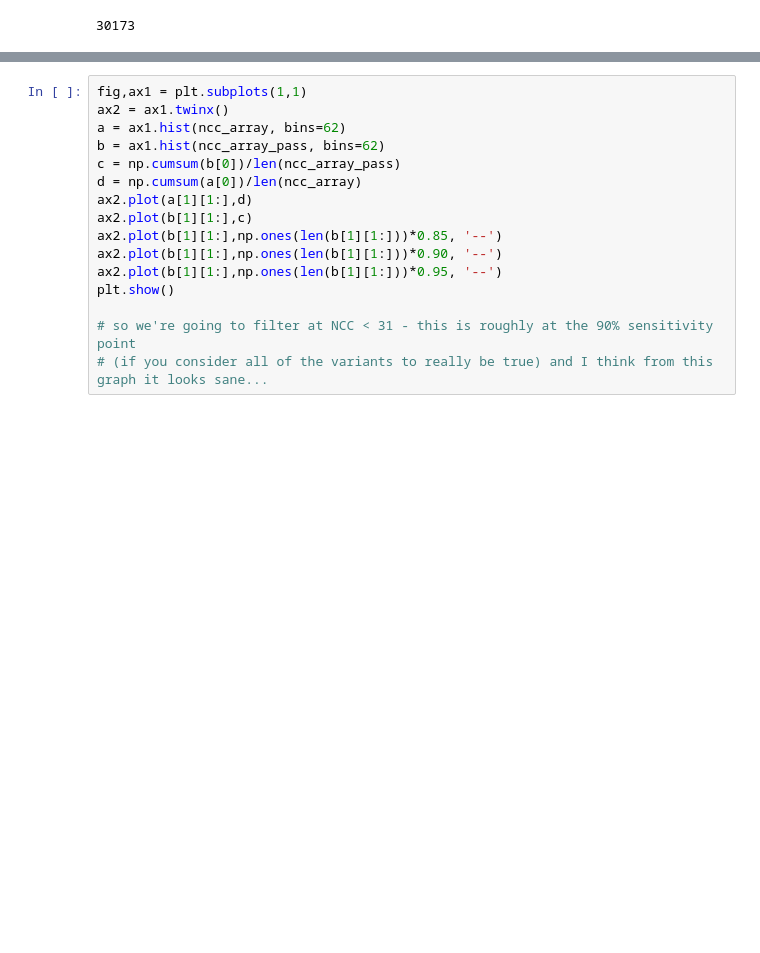
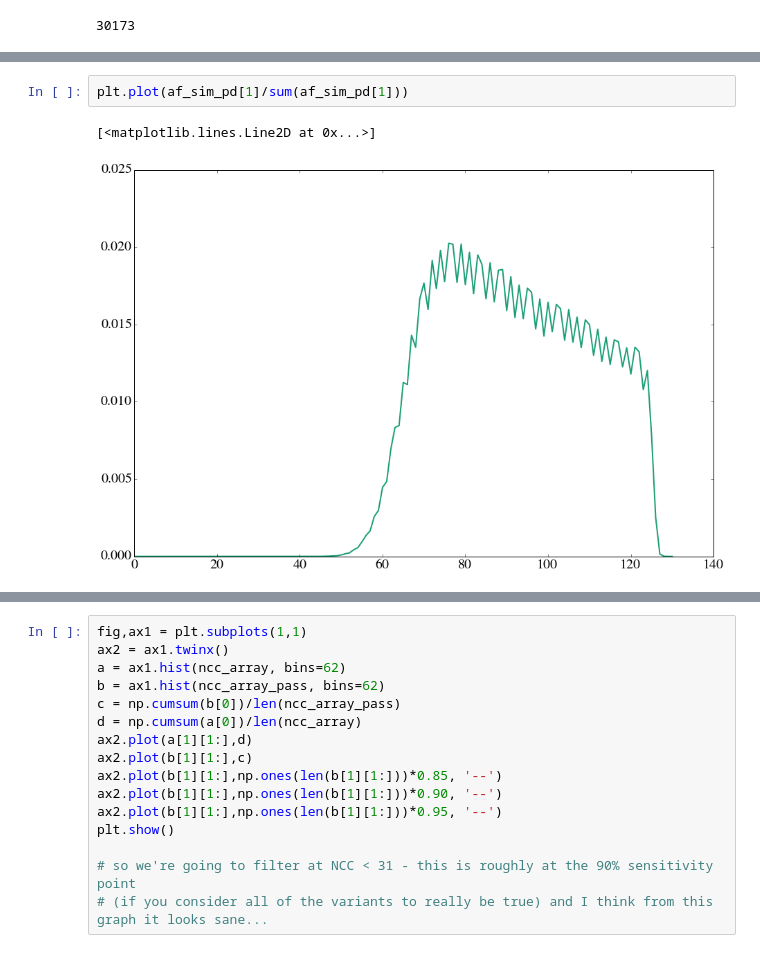
Before and after one commit to ryananeff/ipython-neff-davislab, a Jupyter notebook: filter_variants_by_AF.ipynb, the cells around one changed output, grey strips where cells are left out. Drawn from its saved outputs; the diff is of its cells as text; blank space fills up the shorter version.

```diff
--- a/filter_variants_by_AF.ipynb
+++ b/filter_variants_by_AF.ipynb
@@ -231,0 +320,5 @@ len(ncc_array_pass)
+# %%
+plt.plot(af_sim_pd[1]/sum(af_sim_pd[1]))
+# %% [output]
+[<matplotlib.lines.Line2D at 0x...>]
+[figure, added]
```
Also changed, not shown: parts of 17 cells of this notebook, 4 other files.
